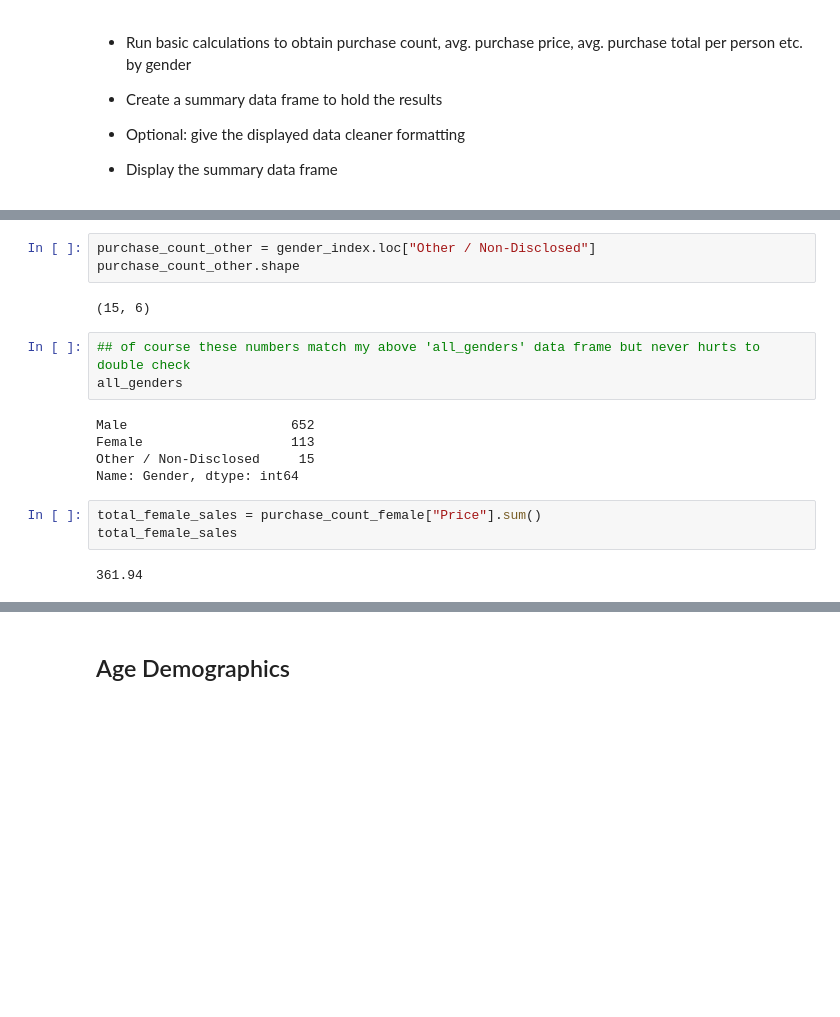
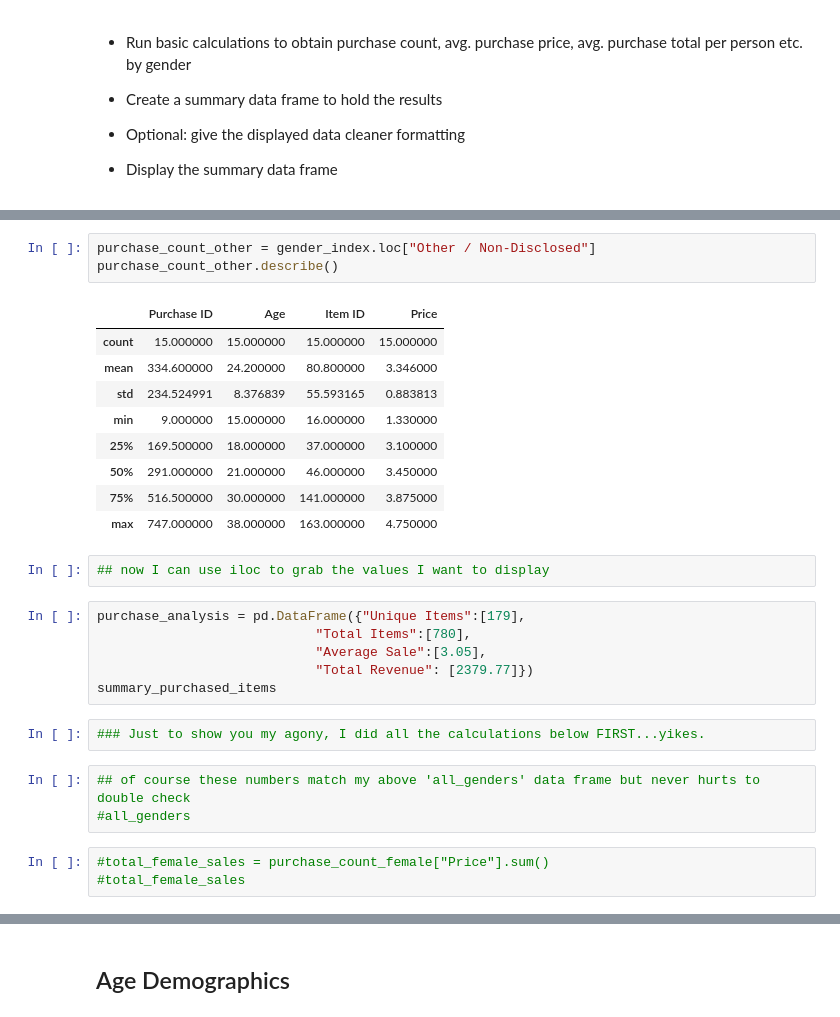
Before and after one commit to pasco27/pandas_homework, a Jupyter notebook: HerosOfPymoli/HeroesOfPymoli_starter.ipynb, the cells around one changed output, grey strips where cells are left out. Cells and saved outputs as stored; diff of their text form; blank space fills up the shorter version.

```diff
--- a/HerosOfPymoli/HeroesOfPymoli_starter.ipynb
+++ b/HerosOfPymoli/HeroesOfPymoli_starter.ipynb
@@ -274,19 +318,30 @@ purchase_count_male.shape
 # %%
 purchase_count_other = gender_index.loc["Other / Non-Disclosed"]
-purchase_count_other.shape
+purchase_count_other.describe()
 # %% [output]
-(15, 6)
+|  | Purchase ID | Age | Item ID | Price |
+| count | 15.000000 | 15.000000 | 15.000000 | 15.000000 |
+| mean | 334.600000 | 24.200000 | 80.800000 | 3.346000 |
+| std | 234.524991 | 8.376839 | 55.593165 | 0.883813 |
+| min | 9.000000 | 15.000000 | 16.000000 | 1.330000 |
+| 25% | 169.500000 | 18.000000 | 37.000000 | 3.100000 |
+| 50% | 291.000000 | 21.000000 | 46.000000 | 3.450000 |
+| 75% | 516.500000 | 30.000000 | 141.000000 | 3.875000 |
+| max | 747.000000 | 38.000000 | 163.000000 | 4.750000 |
+# %%
+## now I can use iloc to grab the values I want to display
+# %%
+purchase_analysis = pd.DataFrame({"Unique Items":[179],
+                            "Total Items":[780],
+                            "Average Sale":[3.05],
+                            "Total Revenue": [2379.77]})
+summary_purchased_items
+# %%
+### Just to show you my agony, I did all the calculations below FIRST...yikes.
 # %%
 ## of course these numbers match my above 'all_genders' data frame but never hurts to double check
-all_genders
+#all_genders
-# %% [output]
-Male                     652
-Female                   113
-Other / Non-Disclosed     15
-Name: Gender, dtype: int64
 # %%
-total_female_sales = purchase_count_female["Price"].sum()
-total_female_sales
+#total_female_sales = purchase_count_female["Price"].sum()
+#total_female_sales
-# %% [output]
-361.94
 # %%
```
Also changed, not shown: parts of 25 cells of this notebook.
